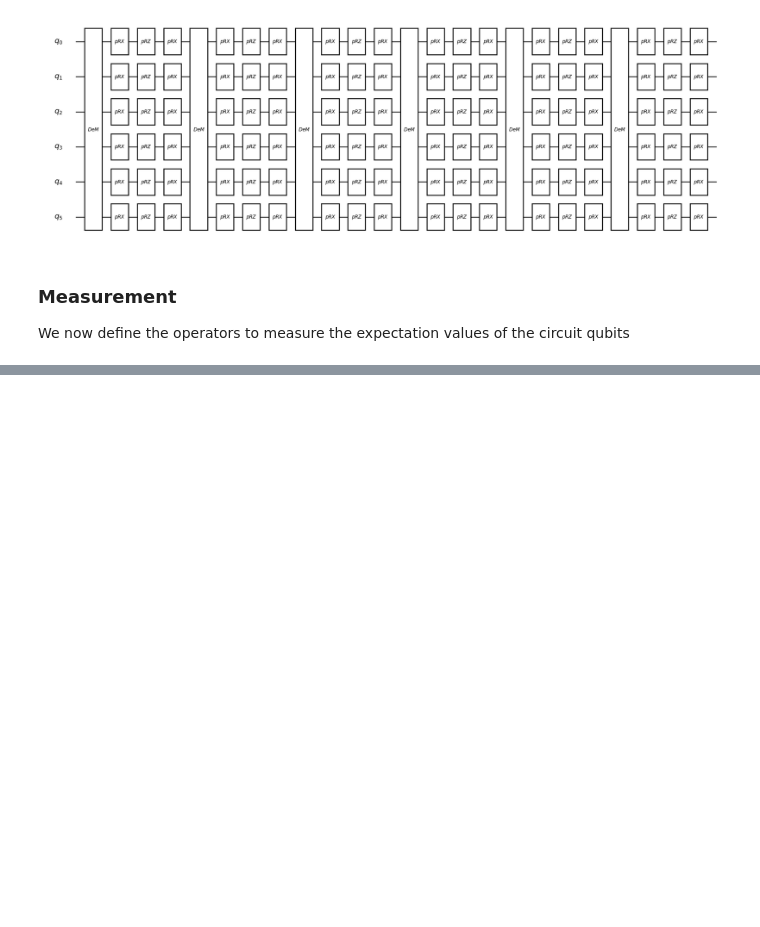
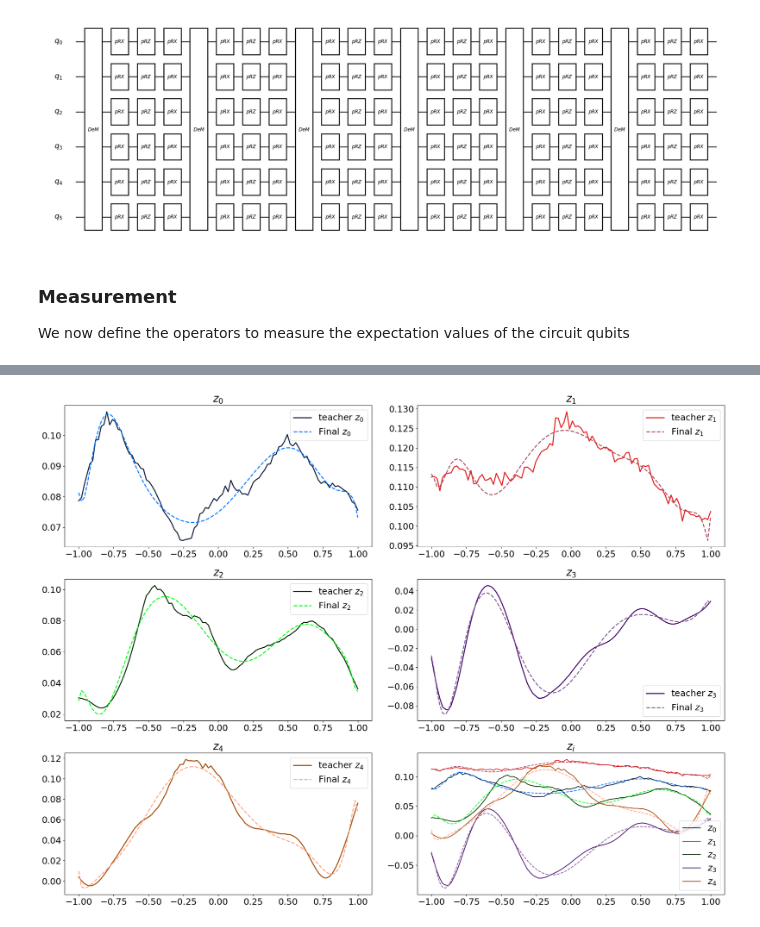
Before and after one commit to sofips/qcl, a Jupyter notebook: qcl_dynamics.ipynb, the cells around one changed output, grey strips where cells are left out. Saved outputs shown, nothing was run; the diff lists cells and outputs as text; code cells hidden in the pictures; blank space fills up the shorter version.

```diff
--- a/qcl_dynamics.ipynb
+++ b/qcl_dynamics.ipynb
@@ -384,0 +415,44 @@ plt.show()
+# %%
+# Insert optimized theta into U_out
+set_U_out(theta_opt)
+
+# Create xlist
+xlist = np.linspace(-1, 1, 100)
+
+# Generate predictions
+z_predictions = [np.array([qcl_pred(x, U_out)[i] for x in xlist]) for i in range(5)]
+
+# Create a 3x2 subplot
+fig, axs = plt.subplots(3, 2, figsize=(20,15))
+
+
+# Darker shades
+dark_colors = ['#061837', '#E21A1A', '#002C03', '#430067', '#A14B00']
+
+# Lighter shades
+light_colors = ['#0079FF', '#AC4D62', '#00FF13', '#885B98', '#FFA283']
+
+# Plot individual quantities
+for i in range(4):
+    axs[i//2, i%2].plot(x_times, [step[i] for step in train_results], label='teacher $z_{}$'.format(i), color=dark_colors[i], linewidth=2)
+    axs[i//2, i%2].plot(xlist, z_predictions[i], label=f'Final $z_{i}$', linestyle='--', color=light_colors[i], linewidth=2)
+    axs[i//2, i%2].legend()
+    axs[i//2, i%2].set_title(f'$z_{i}$', )
+
+# Plot z4 in the third row
+axs[2, 0].plot(x_times, [step[4] for step in train_results], label='teacher $z_4$', color=dark_colors[4], linewidth=2)
+axs[2, 0].plot(xlist, z_predictions[4], label='Final $z_4$', linestyle='--', color=light_colors[4], linewidth=2)
+axs[2, 0].legend()
+axs[2, 0].set_title('$z_4$')
+
+# Plot all together in the last subplot
+for i in range(5):
+    axs[2, 1].plot(x_times, [step[i] for step in train_results], label='$z_{}$'.format(i), color=dark_colors[i])
+    axs[2,1].plot(xlist, z_predictions[i], linestyle='--', color=light_colors[i])
+    axs[2,1].legend(loc='lower right')
+    axs[2,1].set_title(f'$z_i$')
+
+plt.tight_layout()
+plt.show()
+# %% [output]
+[figure, added]
```
Also changed, not shown: parts of 10 cells of this notebook.
